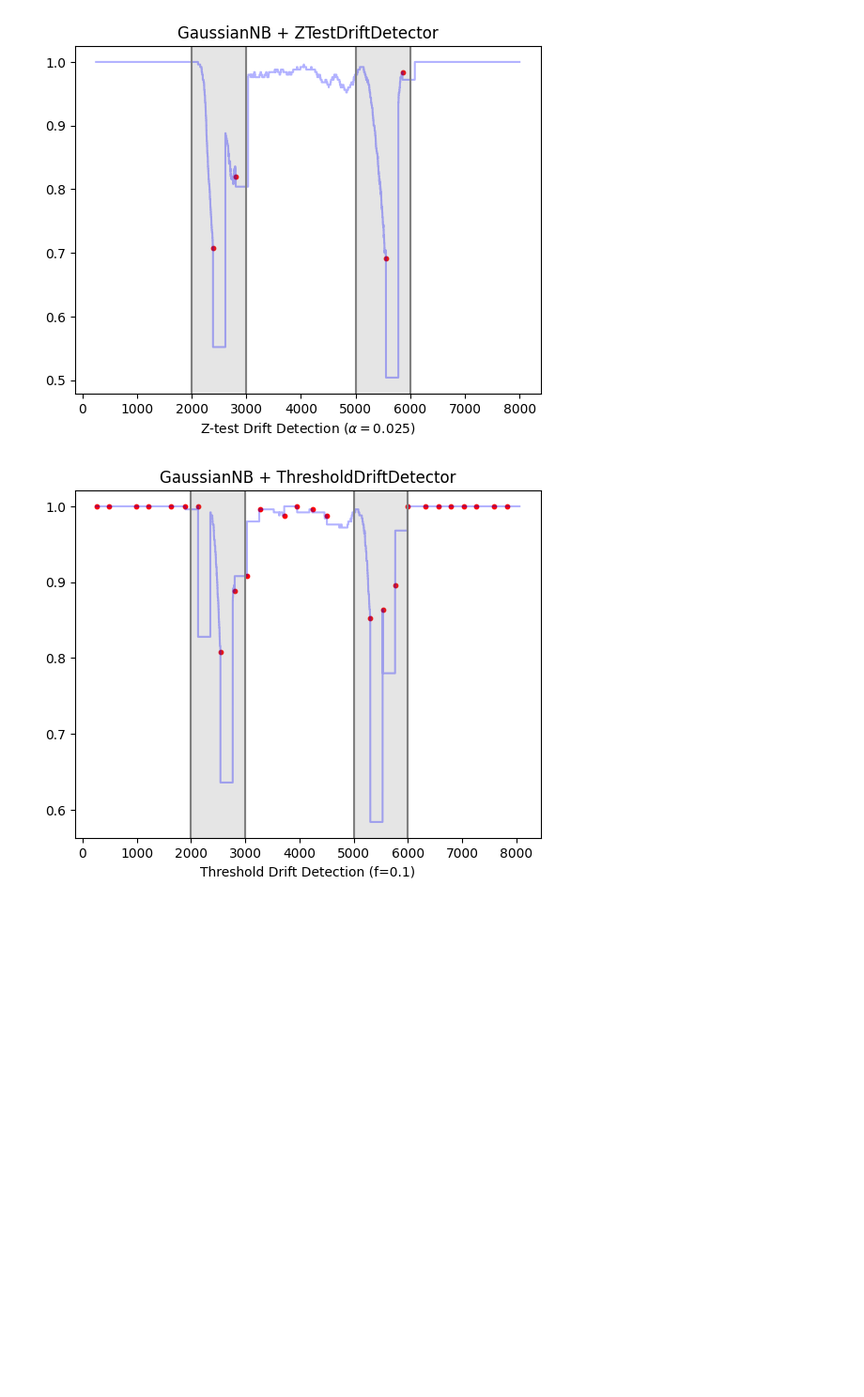
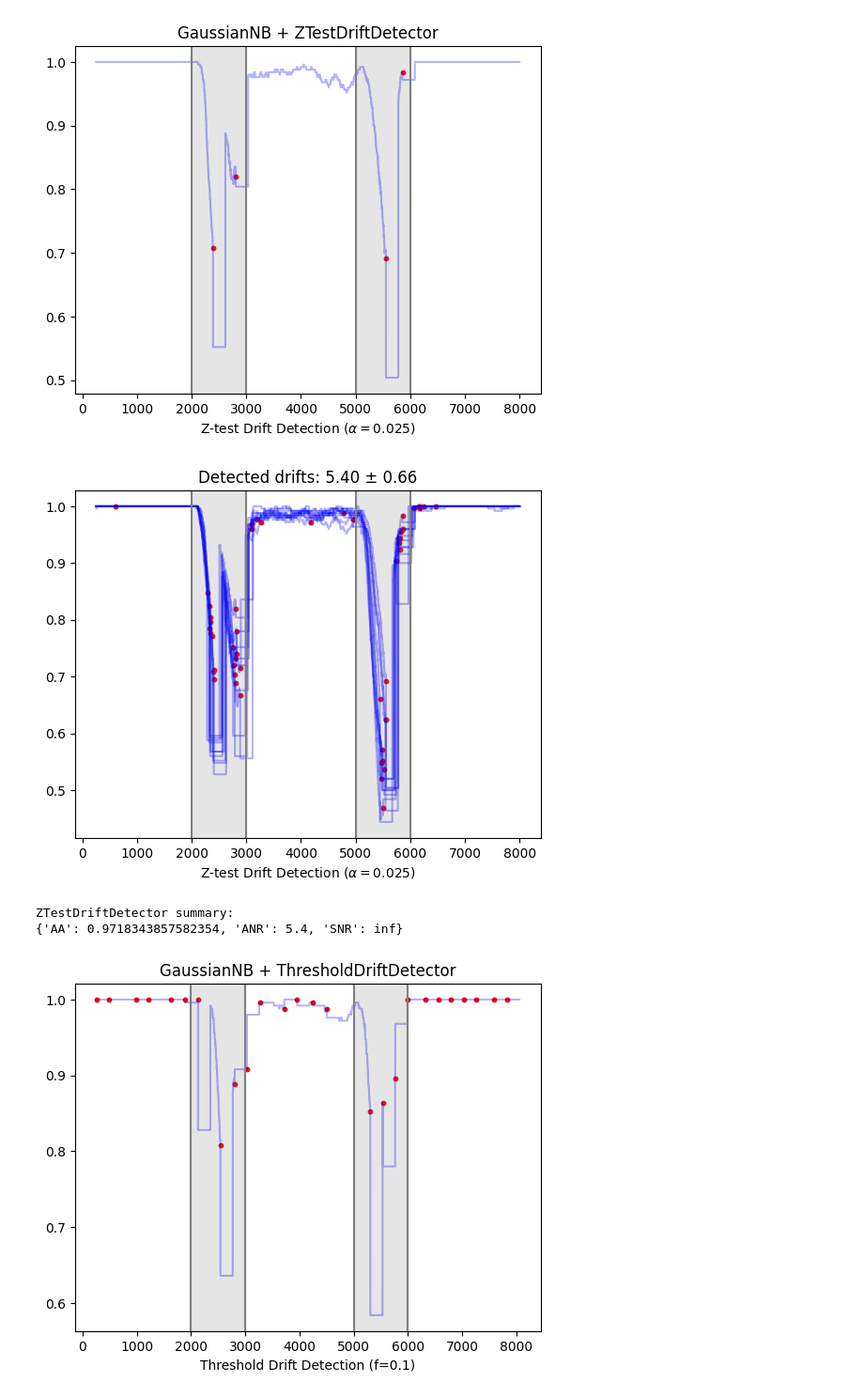
Before and after one commit to dariomalchiodi/occ-drift-detection, a Jupyter notebook: ht2d_test.ipynb, the cells around one changed output. Shown at 94% size. Drawn from its saved outputs; the diff is of its cells as text; code cells hidden in the pictures; blank space fills up the shorter version.

Commit message:
new models tests

```diff
--- a/ht2d_test.ipynb
+++ b/ht2d_test.ipynb
@@ -688,5 +864,50 @@ ax.set_title("GaussianNB + ZTestDriftDetector")
 plt.show()
 # %% [output]
 [figure]
+# %%
+#ztest river gnb multiple seeds
+
+# Parameters (reuse same as before)
+n = 250     # window size
+f = 0.1     # outlier fraction threshold
+nu = 0.1    # OCC parameter
+gamma = 0.5 # OCC parameter (for OCC, unchanged)
+max_t = 8_000
+
+alpha = 0.025
+
+seeds = np.arange(42, 142, 10)
+z_accuracy_2 = []
+z_detected_2 = []
+for seed in seeds:
+    stream = stream_factory_2_new(seed)
+    model = GaussianNBClassifier()
+    detector = ZTestDriftDetector(alpha)
+    acc, drifts = experiment(n, nu, gamma, max_t, stream, detector, model)
+    z_accuracy_2.append(acc)
+    z_detected_2.append(drifts)
+
+fig, ax = plt.subplots()
+generate_figure(ax, z_accuracy_2, z_detected_2, stream, detector)
+plt.show()
+
+# ---- Metrics summary (z-test) ----
+
+# get drift_points once (seed doesn't matter for drift schedule)
+drift_points = stream_factory_2_new(seeds[0]).drift_points
+
+z_summary = summarize_runs(
+    accuracies=z_accuracy_2,
+    detected_drifts_list=z_detected_2,
+    drift_points=drift_points,
+    tol=n
+)
+
+print("ZTestDriftDetector summary:")
+print(z_summary)
+# %% [output]
+[figure, added]
+ZTestDriftDetector summary:
+{'AA': 0.9718343857582354, 'ANR': 5.4, 'SNR': inf}
 # %%
 # Threshold-based detector with River GaussianNB
```
Also changed, not shown: parts of 76 cells of this notebook, 2 other files.
